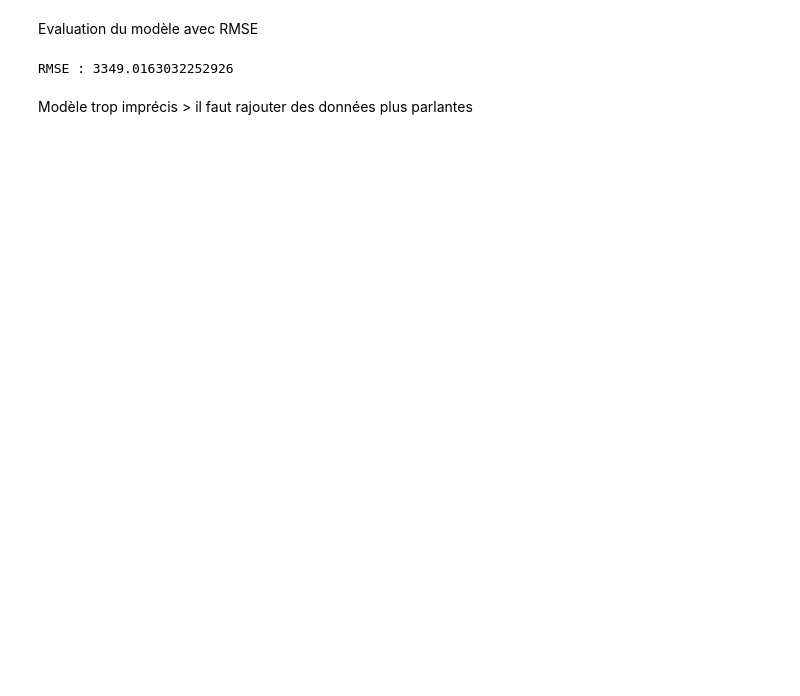
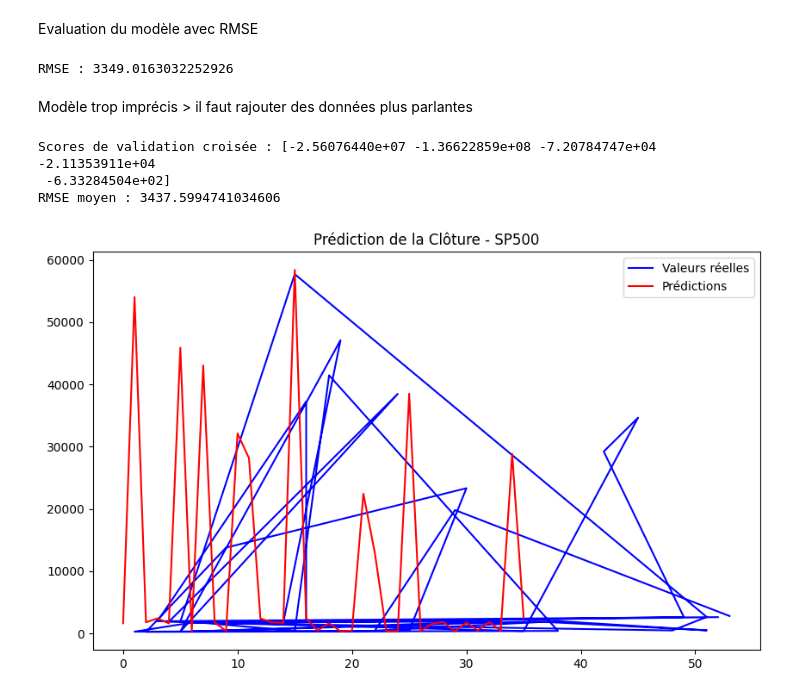
Before and after one commit to cmartineau15/Fintech, a Jupyter notebook: ML_Fintech.ipynb, the cells around one changed output. Cells and saved outputs as stored; diff of their text form; code cells hidden in the pictures; blank space fills up the shorter version.

```diff
--- a/ML_Fintech.ipynb
+++ b/ML_Fintech.ipynb
@@ -432,0 +456,2 @@ Modèle trop imprécis > il faut rajouter des données plus parlantes
+# %%
+X_train_sp500, X_test_sp500, y_train_sp500, y_test_sp500 = train_test_split(X,y, test_size=0.2, random_state=42)
@@ -432,0 +464,22 @@ Modèle trop imprécis > il faut rajouter des données plus parlantes
+# %%
+y_pred_sp500 = model_gold.predict(X_test_sp500)
+# %%
+from sklearn.model_selection import cross_val_score
+
+scores = cross_val_score(model_sp500, X, y, cv=5, scoring='neg_mean_squared_error')
+print(f"Scores de validation croisée : {scores}")
+print(f"RMSE moyen : {np.mean(np.sqrt(-scores))}")
+# %% [output]
+Scores de validation croisée : [-2.56076440e+07 -1.36622859e+08 -7.20784747e+04 -2.11353911e+04
+ -6.33284504e+02]
+RMSE moyen : 3437.5994741034606
+# %%
+#Visualisation des résultats
+plt.figure(figsize=(10, 6))
+plt.plot(y_test_sp500.index, y_test_sp500, label='Valeurs réelles', color='blue')
+plt.plot(y_pred_sp500, label='Prédictions', color='red')
+plt.title('Prédiction de la Clôture - SP500')
+plt.legend()
+plt.show()
+# %% [output]
+[figure, added]
```
Also changed, not shown: parts of 8 cells of this notebook.
